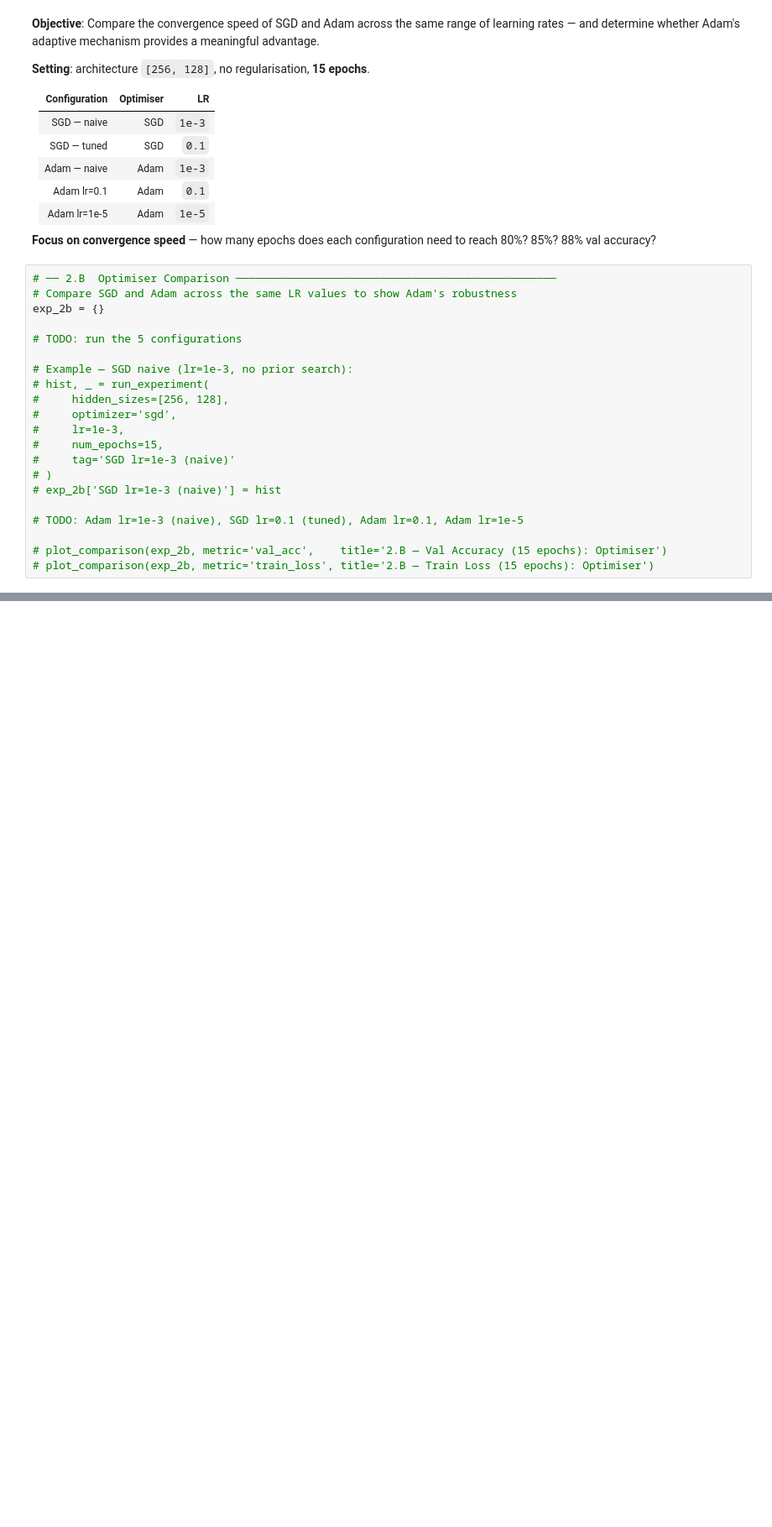
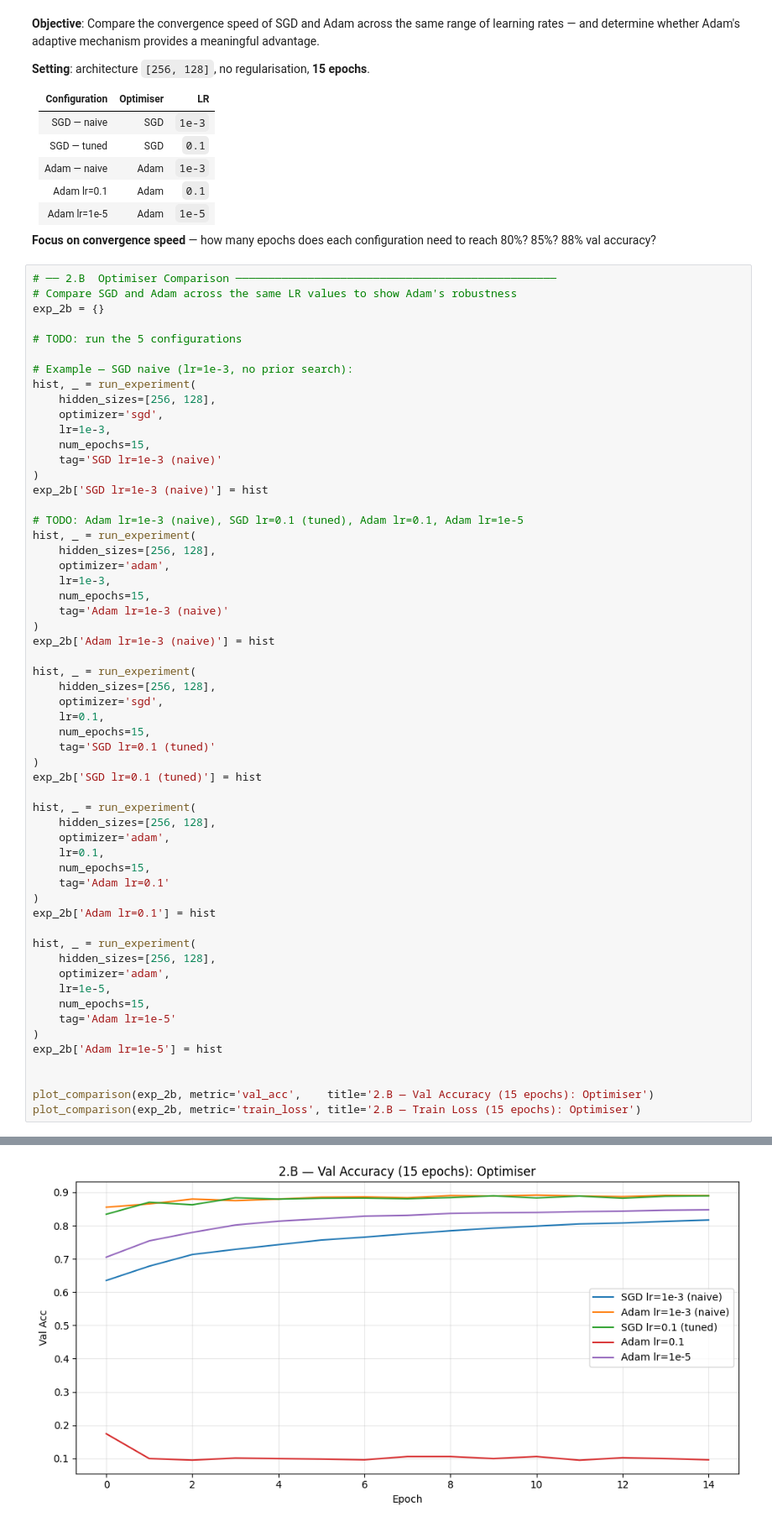
Before and after one commit to Dania592/DeepLearningTps, a Jupyter notebook: tp1-pytorch-mlp.ipynb, the cells around one changed output, grey strips where cells are left out. Shown at 84% size. Drawn from its saved outputs; the diff is of its cells as text; blank space fills up the shorter version.

```diff
--- a/tp1-pytorch-mlp.ipynb
+++ b/tp1-pytorch-mlp.ipynb
@@ -783,16 +895,53 @@ exp_2b = {}
 # TODO: run the 5 configurations
 
 # Example — SGD naive (lr=1e-3, no prior search):
-# hist, _ = run_experiment(
-#     hidden_sizes=[256, 128],
-#     optimizer='sgd',
-#     lr=1e-3,
-#     num_epochs=15,
-#     tag='SGD lr=1e-3 (naive)'
-# )
-# exp_2b['SGD lr=1e-3 (naive)'] = hist
+hist, _ = run_experiment(
+    hidden_sizes=[256, 128],
+    optimizer='sgd',
+    lr=1e-3,
+    num_epochs=15,
+    tag='SGD lr=1e-3 (naive)'
+)
+exp_2b['SGD lr=1e-3 (naive)'] = hist
 
 # TODO: Adam lr=1e-3 (naive), SGD lr=0.1 (tuned), Adam lr=0.1, Adam lr=1e-5
+hist, _ = run_experiment(
+    hidden_sizes=[256, 128],
+    optimizer='adam',
+    lr=1e-3,
+    num_epochs=15,
+    tag='Adam lr=1e-3 (naive)'
+)
+exp_2b['Adam lr=1e-3 (naive)'] = hist
 
-# plot_comparison(exp_2b, metric='val_acc',    title='2.B — Val Accuracy (15 epochs): Optimiser')
-# plot_comparison(exp_2b, metric='train_loss', title='2.B — Train Loss (15 epochs): Optimiser')
+hist, _ = run_experiment(
+    hidden_sizes=[256, 128],
+    optimizer='sgd',
+    lr=0.1,
+    num_epochs=15,
+    tag='SGD lr=0.1 (tuned)'
+)
+exp_2b['SGD lr=0.1 (tuned)'] = hist
+
+hist, _ = run_experiment(
+    hidden_sizes=[256, 128],
+    optimizer='adam',
+    lr=0.1,
+    num_epochs=15,
+    tag='Adam lr=0.1'
+)
+exp_2b['Adam lr=0.1'] = hist
+
+hist, _ = run_experiment(
+    hidden_sizes=[256, 128],
+    optimizer='adam',
+    lr=1e-5,
+    num_epochs=15,
+    tag='Adam lr=1e-5'
+)
+exp_2b['Adam lr=1e-5'] = hist
+
+
+plot_comparison(exp_2b, metric='val_acc',    title='2.B — Val Accuracy (15 epochs): Optimiser')
+plot_comparison(exp_2b, metric='train_loss', title='2.B — Train Loss (15 epochs): Optimiser')
+# %% [output]
@@ -798,0 +965 @@ exp_2b = {}
+[figure, added]
```
Also changed, not shown: parts of 19 cells of this notebook.
